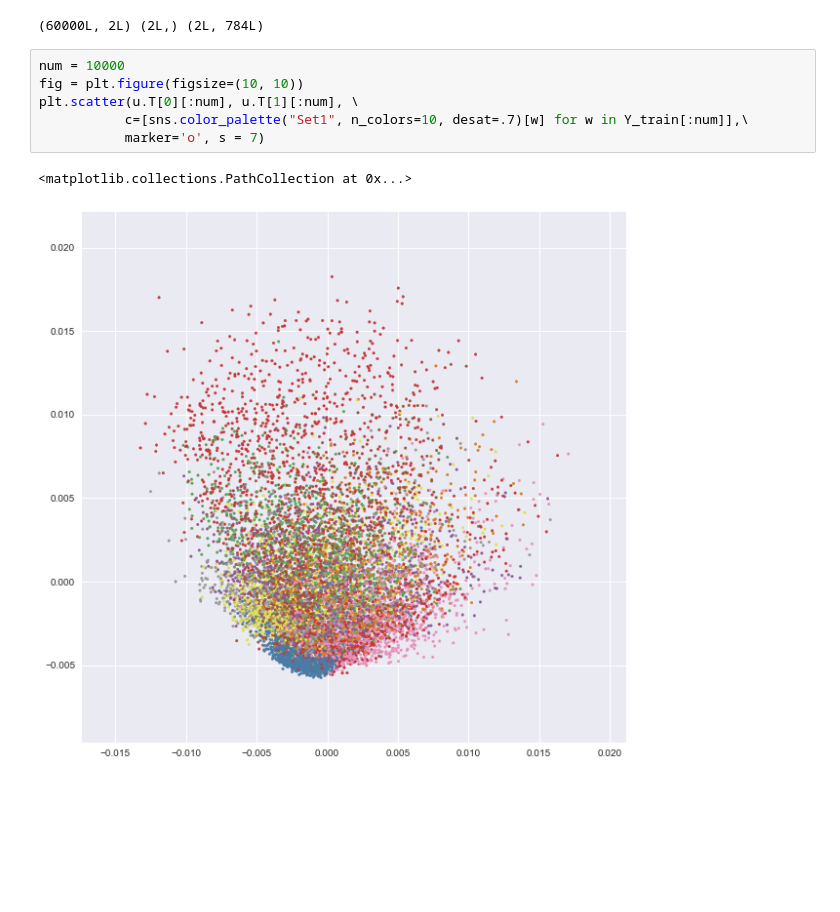
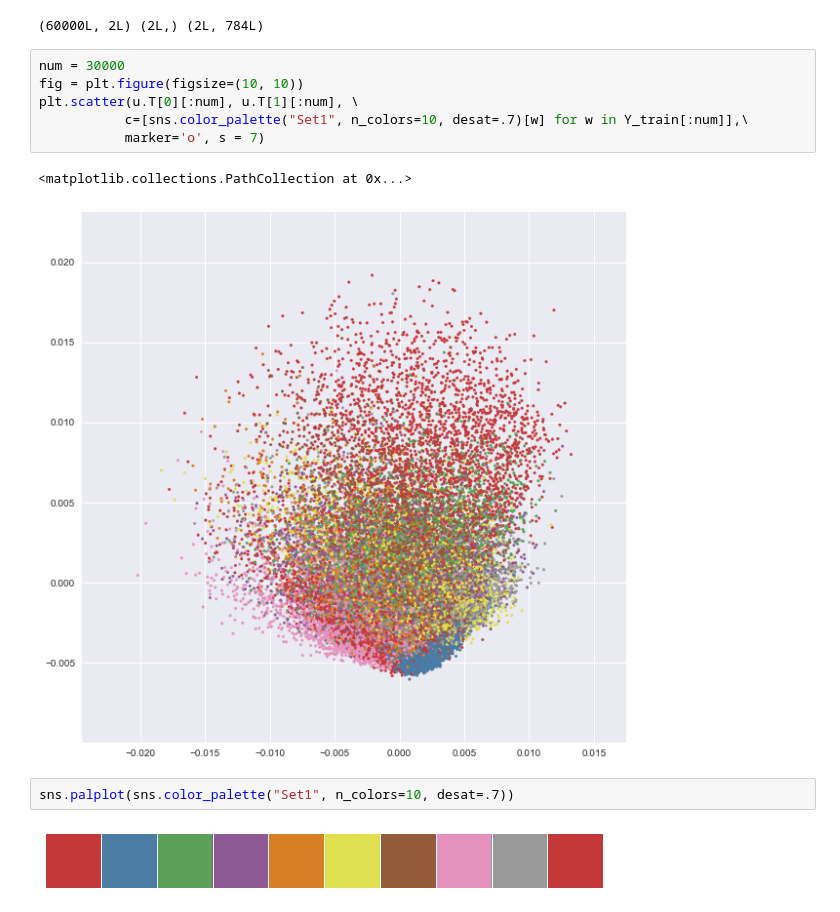
Before and after one commit to zxybazh/PRML-Assignment, a Jupyter notebook: assignment4/src/mnist.ipynb, the cells around one changed output. Cells and saved outputs as stored; diff of their text form; blank space fills up the shorter version.

```diff
--- a/assignment4/src/mnist.ipynb
+++ b/assignment4/src/mnist.ipynb
@@ -68,11 +68,15 @@ print u.shape, s.shape, v.shape
 # %% [output]
 (60000L, 2L) (2L,) (2L, 784L)
 # %%
-num = 10000
+num = 30000
 fig = plt.figure(figsize=(10, 10))
 plt.scatter(u.T[0][:num], u.T[1][:num], \
            c=[sns.color_palette("Set1", n_colors=10, desat=.7)[w] for w in Y_train[:num]],\
            marker='o', s = 7)
 # %% [output]
 <matplotlib.collections.PathCollection at 0x...>
-[figure, old version]
+[figure, new version]
+# %%
+sns.palplot(sns.color_palette("Set1", n_colors=10, desat=.7))
+# %% [output]
+[figure, added]
```
Also changed, not shown: parts of 1 cell of this notebook.
